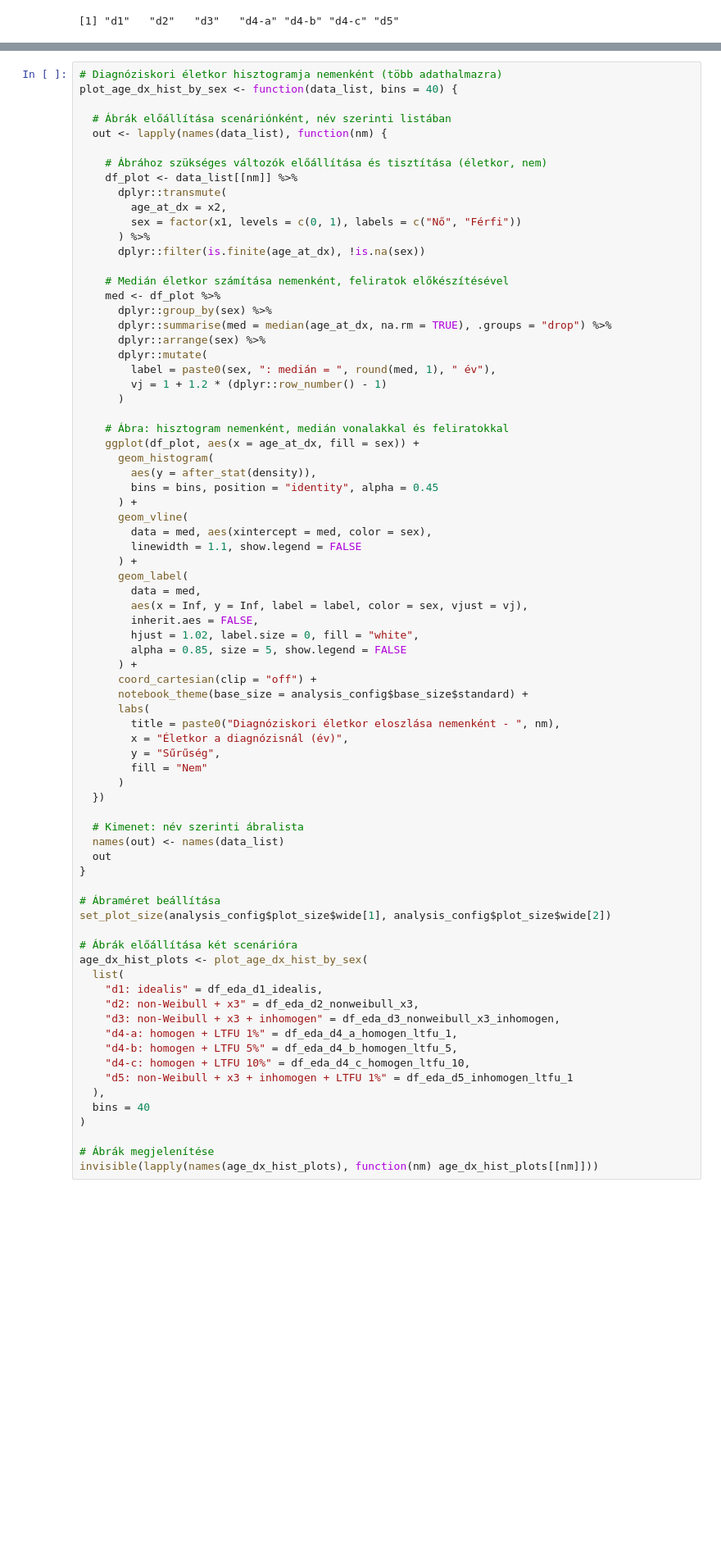
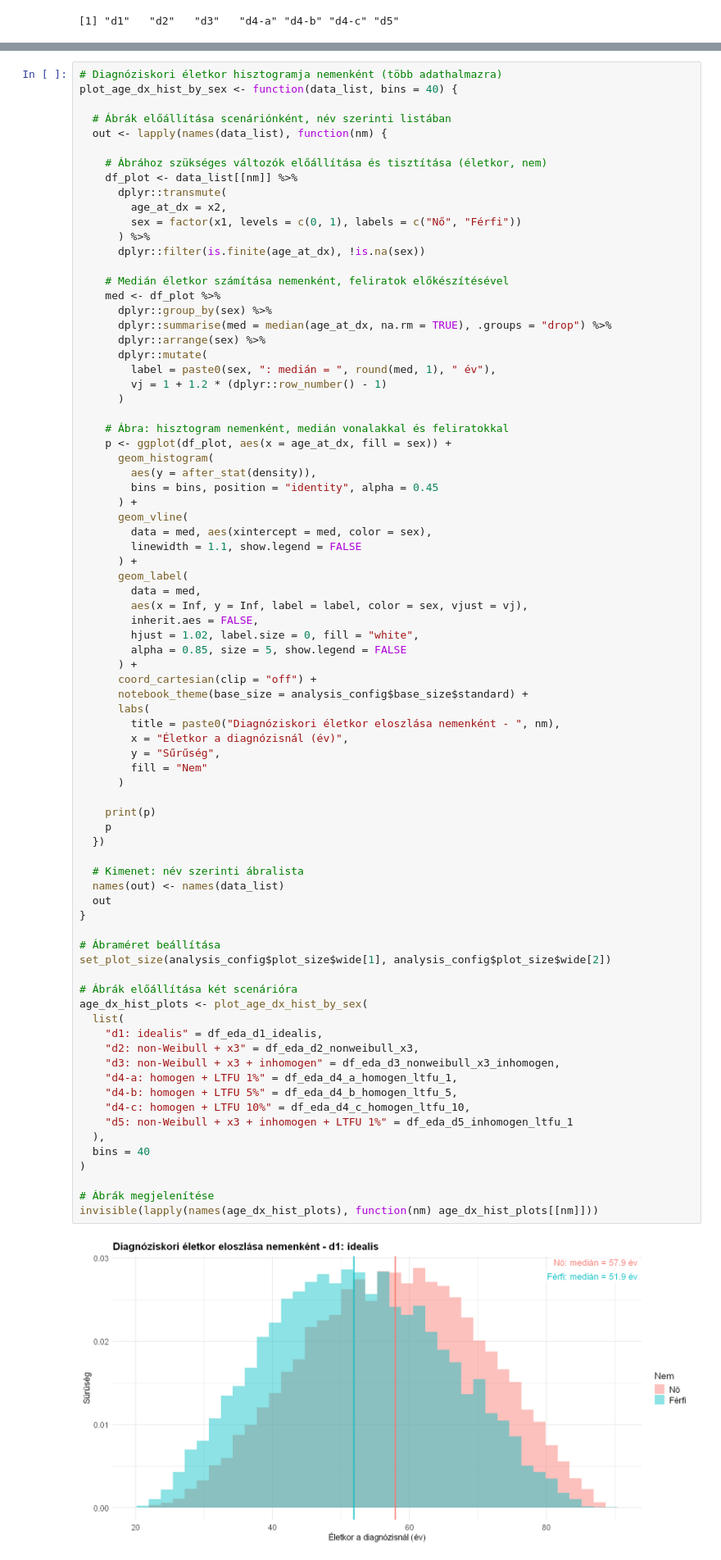
Before and after one commit to lrado1/rprev-ext, a Jupyter notebook: notebooks/performance-evaluation.ipynb, the cells around one changed output, grey strips where cells are left out. Shown at 82% size. Saved outputs shown, nothing was run; the diff lists cells and outputs as text; blank space fills up the shorter version.

Commit message:
Update performance evaluation notebook plots

```diff
--- a/notebooks/performance-evaluation.ipynb
+++ b/notebooks/performance-evaluation.ipynb
@@ -513,7 +513,7 @@ plot_age_dx_hist_by_sex <- function(data_list, bins = 40) {
       )
 
     # Ábra: hisztogram nemenként, medián vonalakkal és feliratokkal
-    ggplot(df_plot, aes(x = age_at_dx, fill = sex)) +
+    p <- ggplot(df_plot, aes(x = age_at_dx, fill = sex)) +
       geom_histogram(
         aes(y = after_stat(density)),
         bins = bins, position = "identity", alpha = 0.45
@@ -536,30 +536,35 @@ plot_age_dx_hist_by_sex <- function(data_list, bins = 40) {
         x = "Életkor a diagnózisnál (év)",
         y = "Sűrűség",
         fill = "Nem"
       )
+
+    print(p)
+    p
   })
 
   # Kimenet: név szerinti ábralista
   names(out) <- names(data_list)
   out
 }
 
 # Ábraméret beállítása
 set_plot_size(analysis_config$plot_size$wide[1], analysis_config$plot_size$wide[2])
 
 # Ábrák előállítása két scenárióra
 age_dx_hist_plots <- plot_age_dx_hist_by_sex(
   list(
     "d1: idealis" = df_eda_d1_idealis,
     "d2: non-Weibull + x3" = df_eda_d2_nonweibull_x3,
     "d3: non-Weibull + x3 + inhomogen" = df_eda_d3_nonweibull_x3_inhomogen,
     "d4-a: homogen + LTFU 1%" = df_eda_d4_a_homogen_ltfu_1,
     "d4-b: homogen + LTFU 5%" = df_eda_d4_b_homogen_ltfu_5,
     "d4-c: homogen + LTFU 10%" = df_eda_d4_c_homogen_ltfu_10,
     "d5: non-Weibull + x3 + inhomogen + LTFU 1%" = df_eda_d5_inhomogen_ltfu_1
   ),
   bins = 40
 )
 
 # Ábrák megjelenítése
 invisible(lapply(names(age_dx_hist_plots), function(nm) age_dx_hist_plots[[nm]]))
+# %% [output]
+[figure, added]
```
Also changed, not shown: parts of 10 cells of this notebook.
